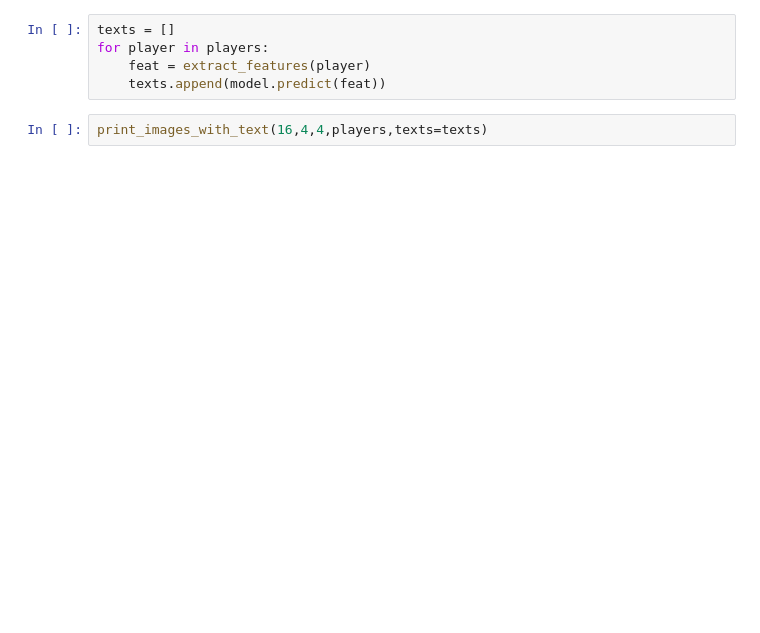
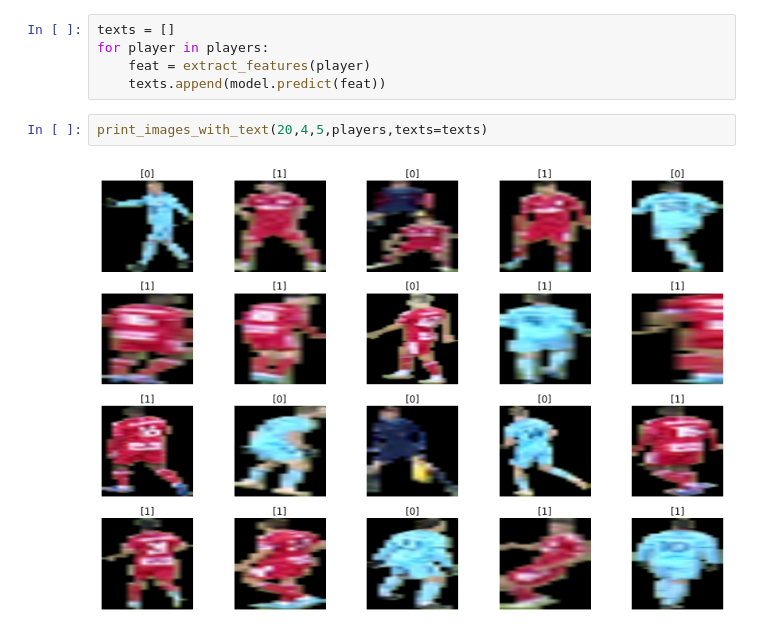
Before and after one commit to yazanj082/football-player-classification, a Jupyter notebook: Worker.ipynb, the cells around one changed output. Cells and saved outputs as stored; diff of their text form; blank space fills up the shorter version.

```diff
--- a/Worker.ipynb
+++ b/Worker.ipynb
@@ -248,4 +302,6 @@ for player in players:
     feat = extract_features(player)
     texts.append(model.predict(feat))
 # %%
-print_images_with_text(16,4,4,players,texts=texts)
+print_images_with_text(20,4,5,players,texts=texts)
+# %% [output]
+[figure, added]
```
Also changed, not shown: parts of 9 cells of this notebook.
